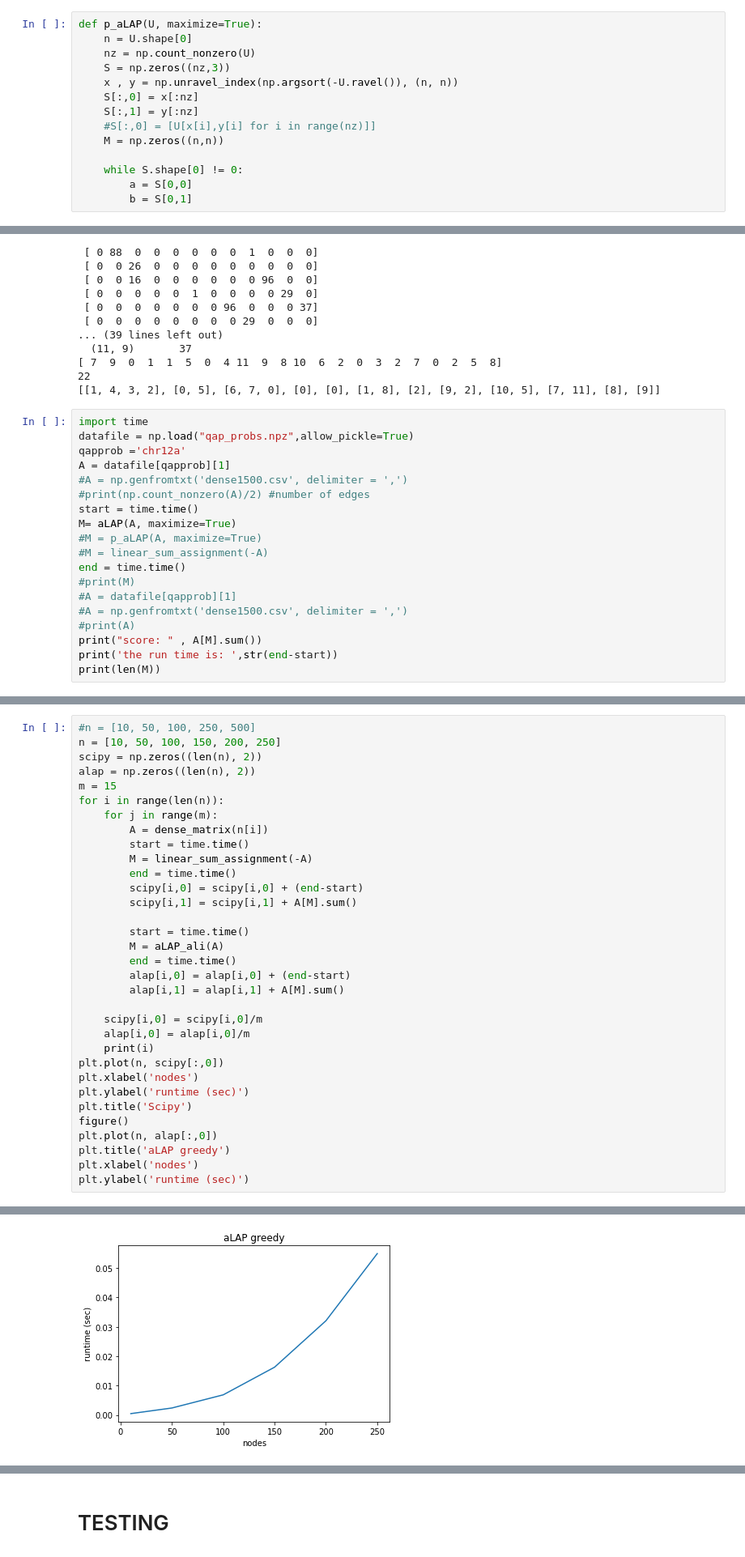
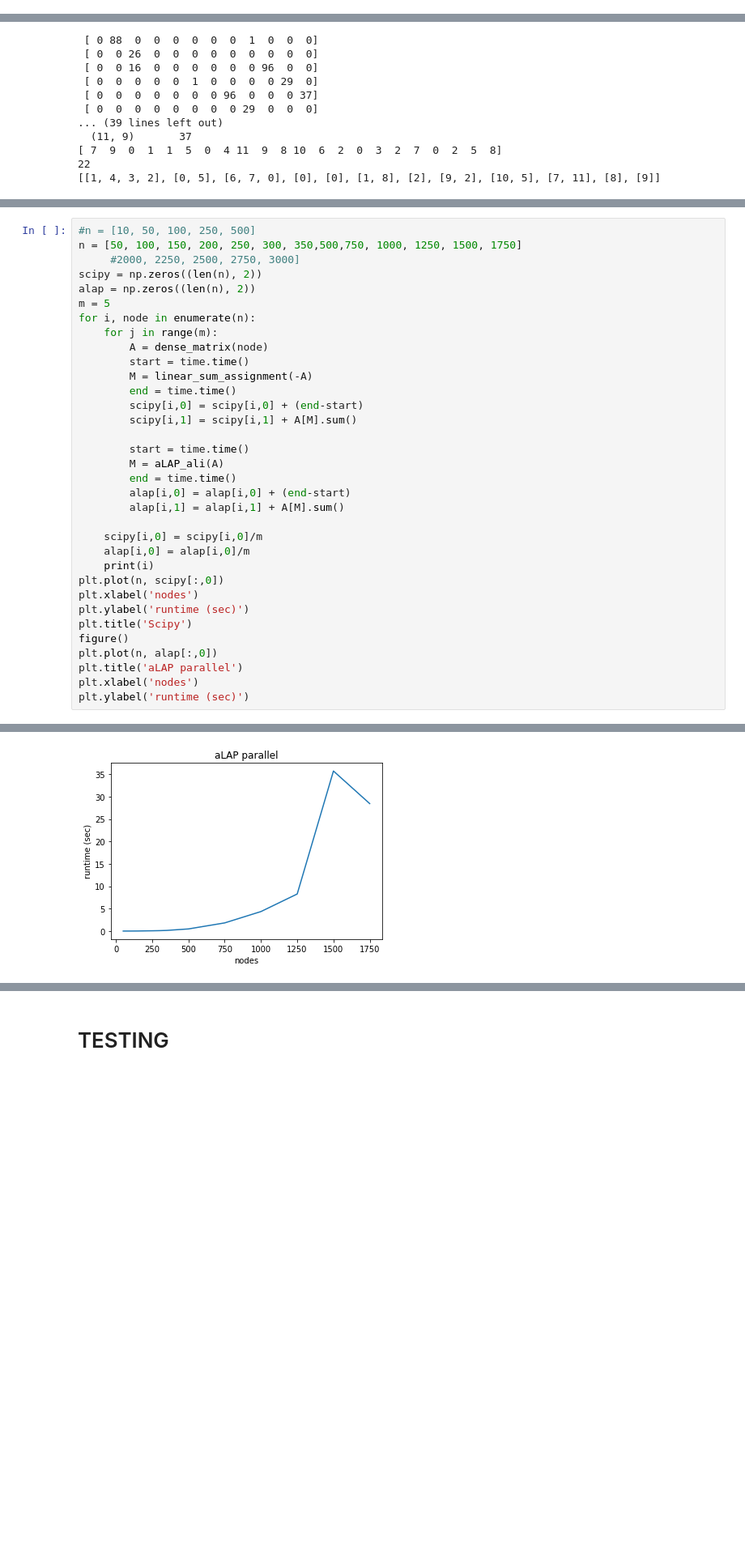
Before and after one commit to asaadeldin11/nbview, a Jupyter notebook: aLAP.ipynb, the cells around one changed output, grey strips where cells are left out. Shown: that part at 81% size. Drawn from its saved outputs; the diff is of its cells as text; blank space fills up the shorter version.

```diff
--- a/aLAP.ipynb
+++ b/aLAP.ipynb
@@ -193,15 +215 @@ def p_aLAP(U, maximize=True):
     return np.nonzero(M)
-# %%
-def p_aLAP(U, maximize=True):
-    n = U.shape[0]
-    nz = np.count_nonzero(U)
-    S = np.zeros((nz,3))
-    x , y = np.unravel_index(np.argsort(-U.ravel()), (n, n))
-    S[:,0] = x[:nz]
-    S[:,1] = y[:nz]
-    #S[:,0] = [U[x[i],y[i] for i in range(nz)]]
-    M = np.zeros((n,n))
-
-    while S.shape[0] != 0:
-        a = S[0,0]
-        b = S[0,1]
@@ -273,22 +476,3 @@ print(S)
 [ 7  9  0  1  1  5  0  4 11  9  8 10  6  2  0  3  2  7  0  2  5  8]
 22
 [[1, 4, 3, 2], [0, 5], [6, 7, 0], [0], [0], [1, 8], [2], [9, 2], [10, 5], [7, 11], [8], [9]]
-# %%
-import time
-datafile = np.load("qap_probs.npz",allow_pickle=True)
-qapprob ='chr12a'
-A = datafile[qapprob][1]
-#A = np.genfromtxt('dense1500.csv', delimiter = ',')
-#print(np.count_nonzero(A)/2) #number of edges
-start = time.time()
-M= aLAP(A, maximize=True)
-#M = p_aLAP(A, maximize=True)
-#M = linear_sum_assignment(-A)
-end = time.time()
-#print(M)
-#A = datafile[qapprob][1]
-#A = np.genfromtxt('dense1500.csv', delimiter = ',')
-#print(A)
-print("score: " , A[M].sum())
-print('the run time is: ',str(end-start))
-print(len(M))
@@ -299,12 +479,13 @@ the run time is:  0.0025758743286132812
 # %%
 #n = [10, 50, 100, 250, 500]
-n = [10, 50, 100, 150, 200, 250]
+n = [50, 100, 150, 200, 250, 300, 350,500,750, 1000, 1250, 1500, 1750]
+     #2000, 2250, 2500, 2750, 3000]
 scipy = np.zeros((len(n), 2))
 alap = np.zeros((len(n), 2))
-m = 15
-for i in range(len(n)):
+m = 5
+for i, node in enumerate(n):
     for j in range(m):
-        A = dense_matrix(n[i])
+        A = dense_matrix(node)
         start = time.time()
         M = linear_sum_assignment(-A)
         end = time.time()
@@ -326,7 +507,7 @@ plt.ylabel('runtime (sec)')
 plt.title('Scipy')
 figure()
 plt.plot(n, alap[:,0])
-plt.title('aLAP greedy')
+plt.title('aLAP parallel')
 plt.xlabel('nodes')
 plt.ylabel('runtime (sec)')
 # %% [output]
@@ -341 +529 @@ Text(0, 0.5, 'runtime (sec)')
-[figure, old version]
+[figure, new version]
```
Also changed, not shown: parts of 23 cells of this notebook.
